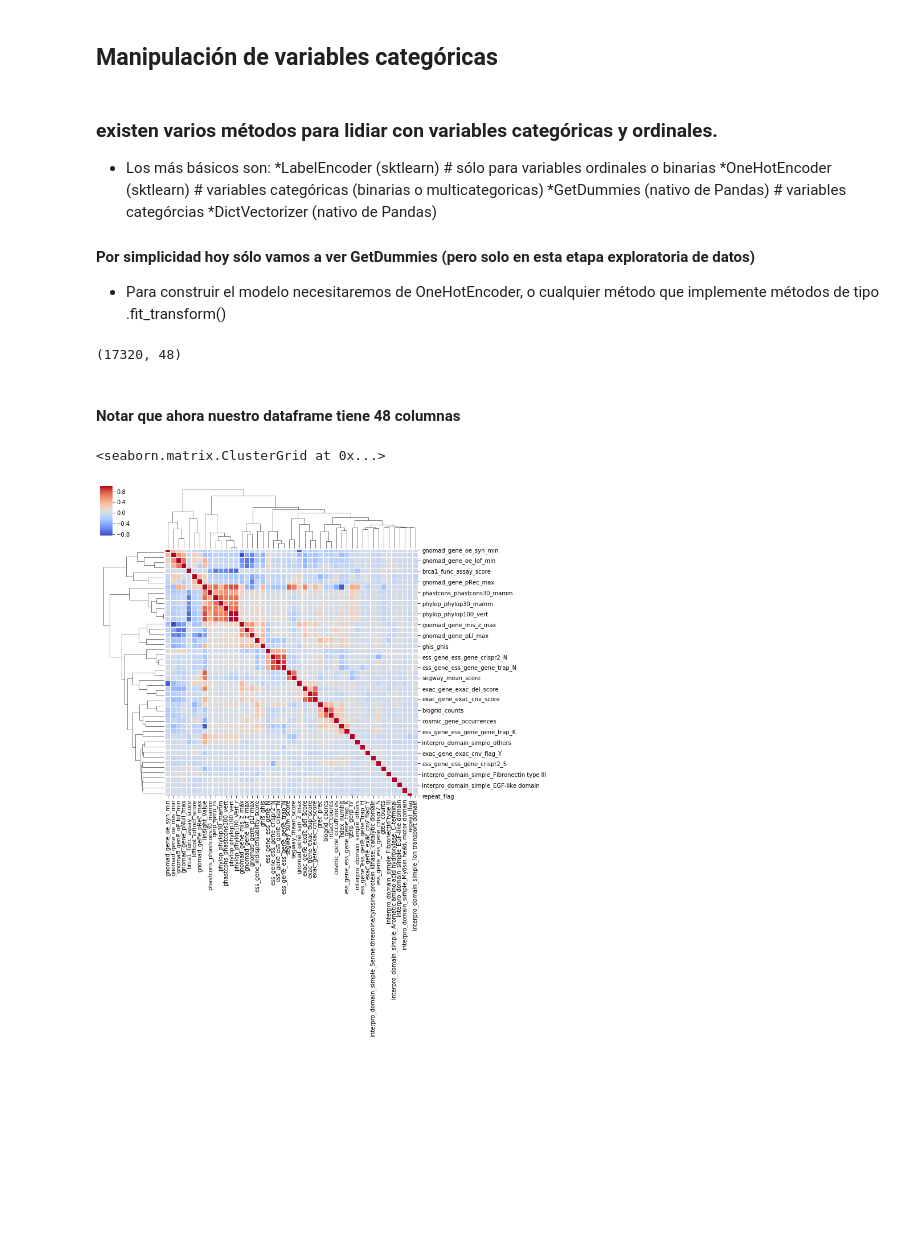
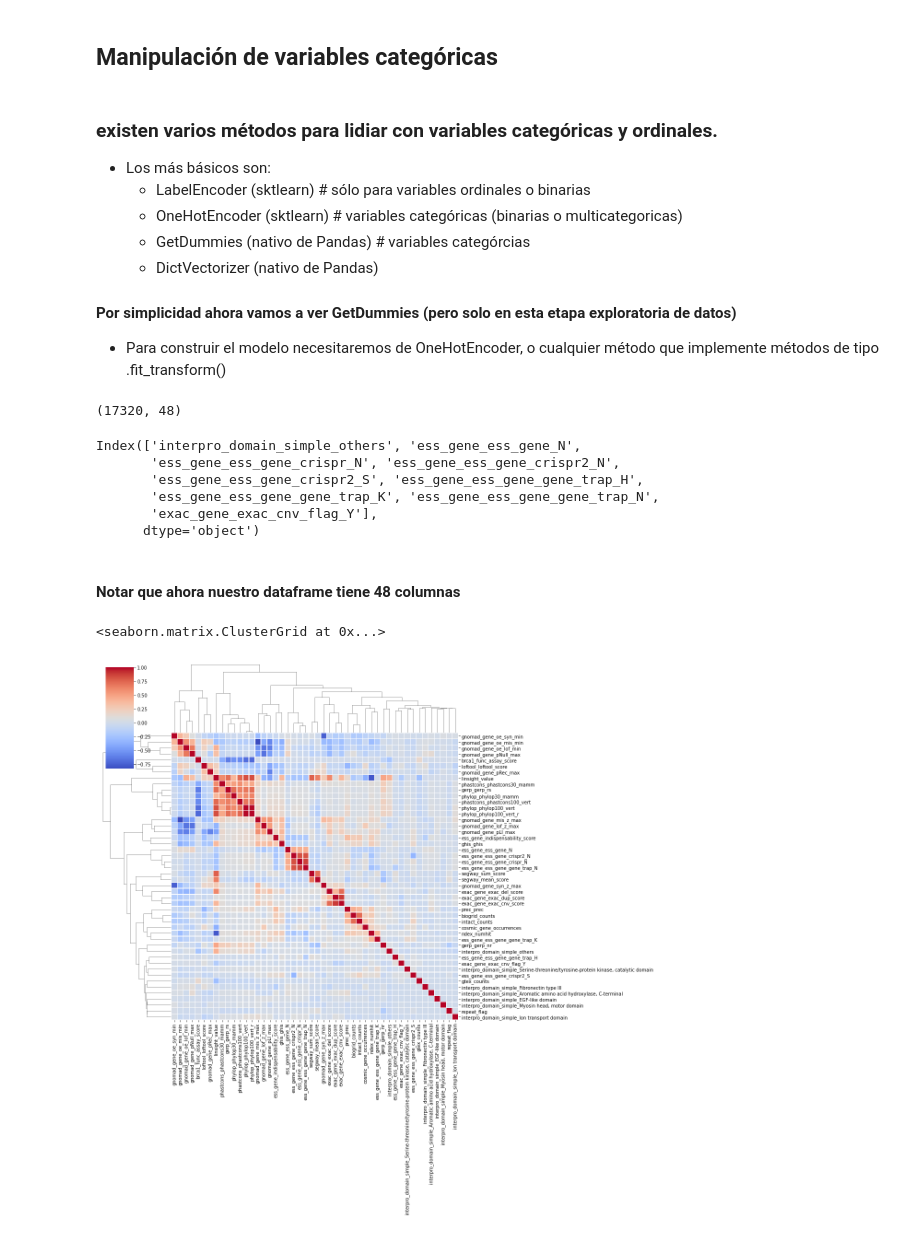
Before and after one commit to JulianaSevero/ML_workshop2020, a Jupyter notebook: notebooks/explore_dataset_variables.ipynb, the cells around one changed output. Cells and saved outputs as stored; diff of their text form; code cells hidden in the pictures; blank space fills up the shorter version.

```diff
--- a/notebooks/explore_dataset_variables.ipynb
+++ b/notebooks/explore_dataset_variables.ipynb
@@ -19,0 +32,3 @@ datapath = '/home/ariel/Dropbox/Academ/Docencia/workshop/workspace/missense_clin
+# %%
+yourpath = 'drive/My Drive/workshopml'
+datapath = yourpath+'/ML_workshop2020/data/missense_clinvar_annotated.tsv.gz'
@@ -80,6 +97,8 @@ missenseHC = missense[missense.clinSigSimple.isin([0,1])]
 
 * Máximo número de variantes observadas en un ~ gen? 2^8 = 256 variantes!
 # %%
+matplotlib.rcParams['figure.figsize'] = [7, 7]
+
 print('Nro unique genes: %s'%missenseHC.base_hugo.nunique())
 ax = missenseHC.base_hugo.value_counts().apply(np.log2).hist(bins = 50)
 plt.xlabel('log2(nro variantes)')
@@ -139,11 +158,12 @@ categorical_columns
 # %% [markdown]
 ### existen varios métodos para lidiar con variables categóricas y ordinales.
 * Los más básicos son:
-    *LabelEncoder (sktlearn)         # sólo para variables ordinales o binarias
-    *OneHotEncoder (sktlearn)        # variables categóricas (binarias o multicategoricas)
-    *GetDummies  (nativo de Pandas)  # variables categórcias
-    *DictVectorizer (nativo de Pandas)
-#### Por simplicidad hoy sólo vamos a ver GetDummies (pero solo en esta etapa exploratoria de datos)
+    * LabelEncoder (sktlearn)         # sólo para variables ordinales o binarias
+    * OneHotEncoder (sktlearn)        # variables categóricas (binarias o multicategoricas)
+    * GetDummies  (nativo de Pandas)  # variables categórcias
+    * DictVectorizer (nativo de Pandas)
+
+#### Por simplicidad ahora vamos a ver GetDummies (pero solo en esta etapa exploratoria de datos)
 * Para construir el modelo necesitaremos de OneHotEncoder, o cualquier método que implemente métodos de tipo .fit_transform()
 # %%
 # Get dummies
@@ -151,20 +171,28 @@ Xdummy = pd.get_dummies(X, prefix_sep='_', drop_first=True)
 Xdummy.shape
 # %% [output]
 (17320, 48)
+# %%
+Xdummy.columns[39::]
+# %% [output]
+Index(['interpro_domain_simple_others', 'ess_gene_ess_gene_N',
+       'ess_gene_ess_gene_crispr_N', 'ess_gene_ess_gene_crispr2_N',
+       'ess_gene_ess_gene_crispr2_S', 'ess_gene_ess_gene_gene_trap_H',
+       'ess_gene_ess_gene_gene_trap_K', 'ess_gene_ess_gene_gene_trap_N',
+       'exac_gene_exac_cnv_flag_Y'],
+      dtype='object')
 # %% [markdown]
 #### Notar que ahora nuestro dataframe tiene 48 columnas
 # %%
 #cg.ax_heatmap.get_
 #cg.ax_heatmap.yaxis.get_ticklabels()
 # %%
-import seaborn as sns
 corr = Xdummy.corr()
 
 cg = sns.clustermap(corr.fillna(0), cmap ='coolwarm', linewidths = 0.2,
-                    method = 'complete', xticklabels=1)
+                    method = 'complete', xticklabels=1,figsize = (17,17))
 cg
 # %% [output]
 <seaborn.matrix.ClusterGrid at 0x...>
-[figure, old version]
+[figure, new version]
 # %% [markdown]
 ## Clustering. Homework, cómo se agrupan estos features?
```
Also changed, not shown: parts of 20 cells of this notebook.
